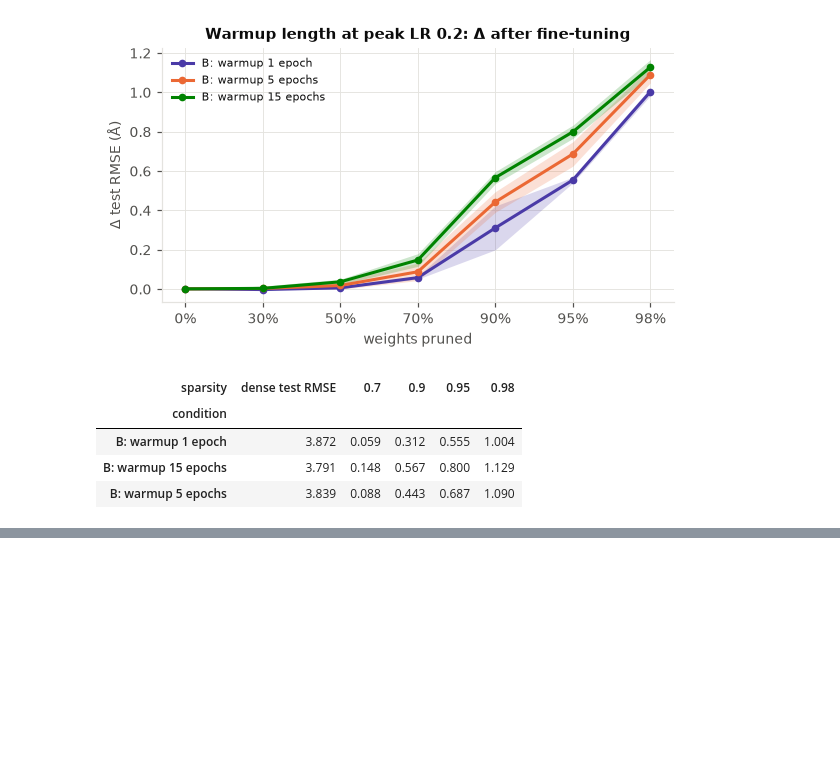
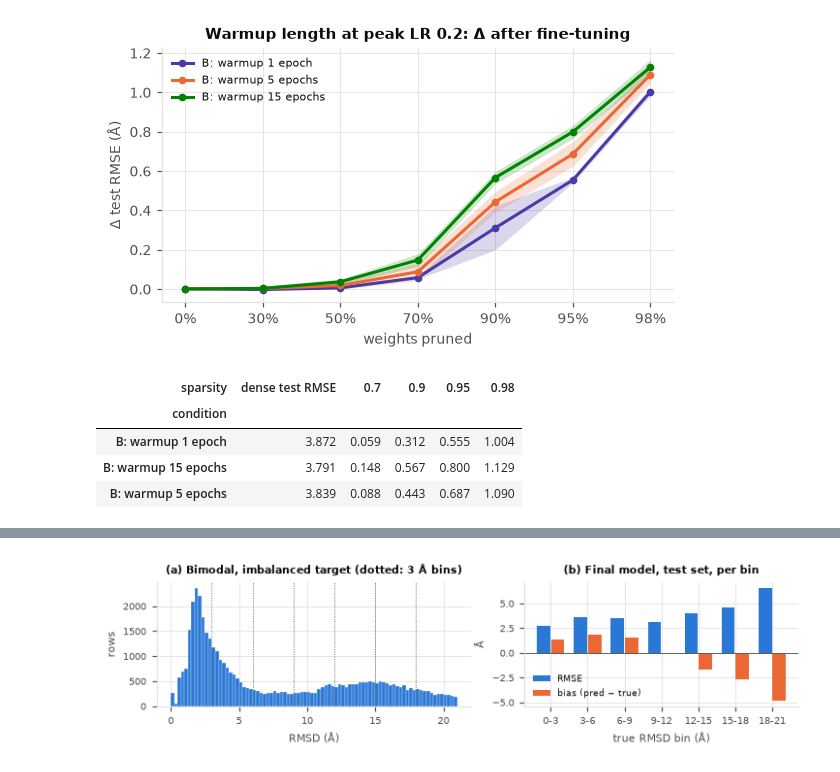
Before and after one commit to kyle-liebenberg/protein_folding_deviation_detection, a Jupyter notebook: notebooks/A1_protein_mlp.ipynb, the cells around one changed output, grey strips where cells are left out. Saved outputs shown, nothing was run; the diff lists cells and outputs as text; code cells hidden in the pictures; blank space fills up the shorter version.

Commit message:
create report

```diff
--- a/notebooks/A1_protein_mlp.ipynb
+++ b/notebooks/A1_protein_mlp.ipynb
@@ -1416,0 +1542,31 @@ robustness (weight concentration, flatter minima) is only explored post-hoc, not
+# %%
+from src.plotting import MAGENTA
+REPORT_DIR = plotting.FIGURES_DIR / "report"
+REPORT_DIR.mkdir(parents=True, exist_ok=True)
+small = {"font.size": 7, "axes.titlesize": 7.5, "axes.labelsize": 7, "xtick.labelsize": 6.5, "ytick.labelsize": 6.5,
+         "legend.fontsize": 6, "lines.linewidth": 1.4, "lines.markersize": 3}
+
+def save_report(fig, name):
+    fig.savefig(REPORT_DIR / f"{name}.pdf")
+    fig.savefig(REPORT_DIR / f"{name}.png")
+
+# --- Figure 1: target distribution and per-bin test error
+with plt.rc_context(small):
+    fig, axes = plt.subplots(1, 2, figsize=(6.7, 1.9), gridspec_kw={"width_ratios": [1.15, 1]})
+    axes[0].hist(df[TARGET], bins=np.arange(0, 21.25, 0.25), color=BLUE, edgecolor="white", linewidth=0.2)
+    for edge in RMSD_BIN_EDGES[1:-1]:
+        axes[0].axvline(edge, color=TEXT_SECONDARY, linewidth=0.6, linestyle=":")
+    axes[0].set(xlabel="RMSD (Å)", ylabel="rows", title="(a) Bimodal, imbalanced target (dotted: 3 Å bins)")
+    x = np.arange(len(RMSD_BIN_LABELS))
+    best_bins = final_bins[final_bins.label == "best 4x256"].groupby("bin", sort=False)[["rmse", "bias"]].mean()
+    axes[1].bar(x - 0.19, best_bins["rmse"], width=0.36, color=BLUE, label="RMSE")
+    axes[1].bar(x + 0.19, best_bins["bias"], width=0.36, color=ORANGE, label="bias (pred − true)")
+    axes[1].axhline(0, color=TEXT_SECONDARY, linewidth=0.6)
+    axes[1].set_xticks(x, RMSD_BIN_LABELS)
+    axes[1].set(xlabel="true RMSD bin (Å)", ylabel="Å", title="(b) Final model, test set, per bin")
+    axes[1].legend(loc="lower left")
+    fig.tight_layout()
+    save_report(fig, "fig1_data")
+    plt.show()
+# %% [output]
+[figure, added]
```
Also changed, not shown: parts of 12 cells of this notebook, 18 other files.
